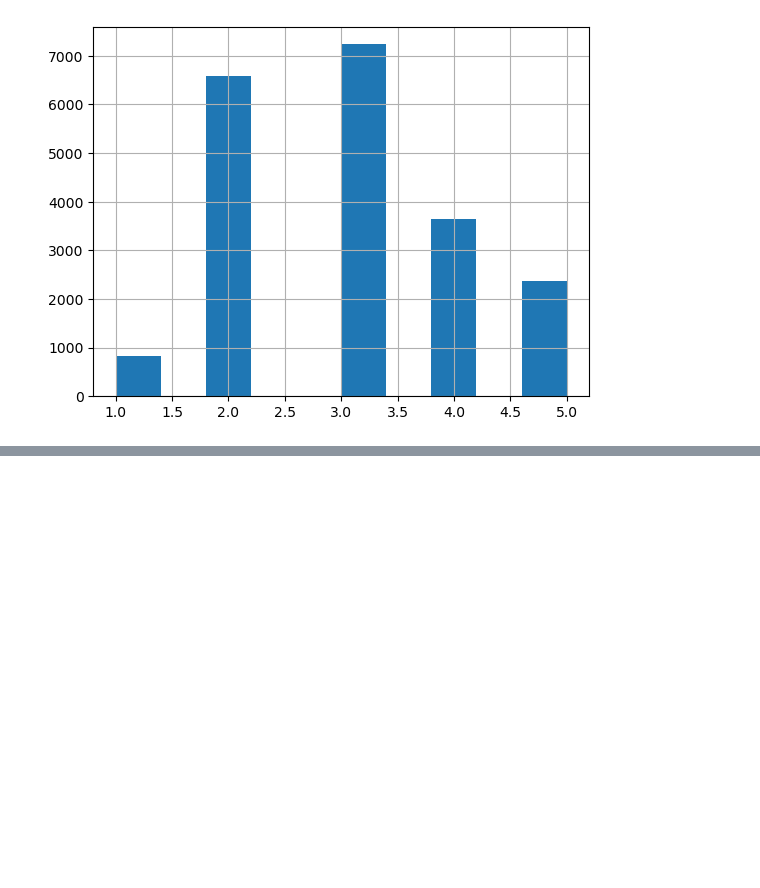
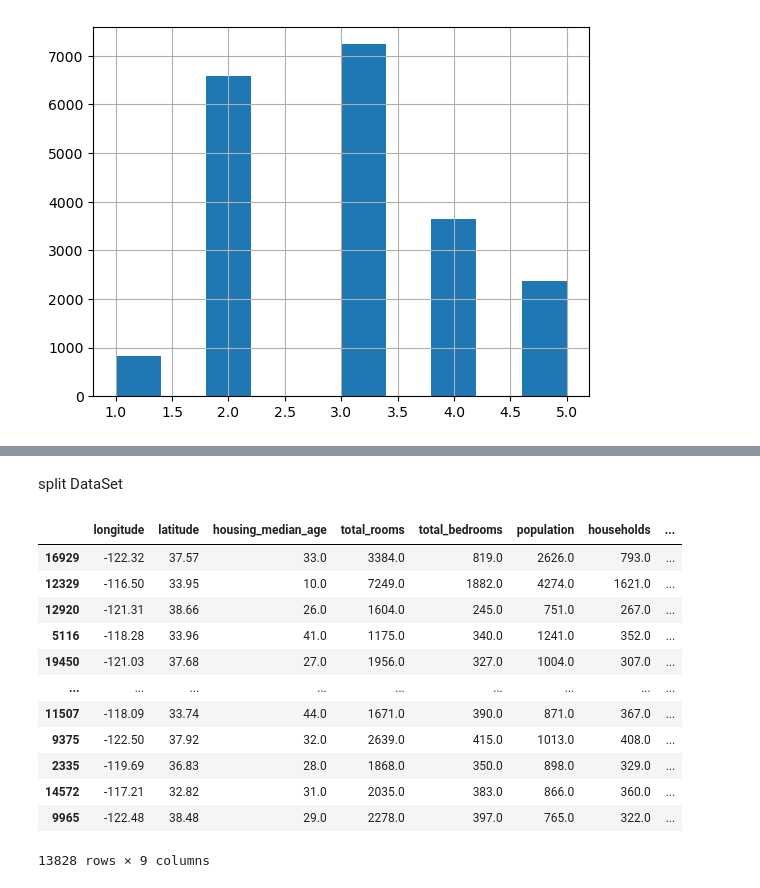
Before and after one commit to SyedHaameem/Housing-Project-I, a Jupyter notebook: housing.ipynb, the cells around one changed output, grey strips where cells are left out. Saved outputs shown, nothing was run; the diff lists cells and outputs as text; code cells hidden in the pictures; blank space fills up the shorter version.

```diff
--- a/housing.ipynb
+++ b/housing.ipynb
@@ -113,0 +126,21 @@ housing["total_bedrooms"].hist()
+# %% [markdown]
+split DataSet
+# %%
+from sklearn.model_selection import train_test_split
+
+X_train, X_test, y_train, y_test = train_test_split(X, y,test_size=0.33)
+X_train
+# %% [output]
+|  | longitude | latitude | housing_median_age | total_rooms | total_bedrooms | population | households | ... |
+| 16929 | -122.32 | 37.57 | 33.0 | 3384.0 | 819.0 | 2626.0 | 793.0 | ... |
+| 12329 | -116.50 | 33.95 | 10.0 | 7249.0 | 1882.0 | 4274.0 | 1621.0 | ... |
+| 12920 | -121.31 | 38.66 | 26.0 | 1604.0 | 245.0 | 751.0 | 267.0 | ... |
+| 5116 | -118.28 | 33.96 | 41.0 | 1175.0 | 340.0 | 1241.0 | 352.0 | ... |
+| 19450 | -121.03 | 37.68 | 27.0 | 1956.0 | 327.0 | 1004.0 | 307.0 | ... |
+| ... | ... | ... | ... | ... | ... | ... | ... | ... |
+| 11507 | -118.09 | 33.74 | 44.0 | 1671.0 | 390.0 | 871.0 | 367.0 | ... |
+| 9375 | -122.50 | 37.92 | 32.0 | 2639.0 | 415.0 | 1013.0 | 408.0 | ... |
+| 2335 | -119.69 | 36.83 | 28.0 | 1868.0 | 350.0 | 898.0 | 329.0 | ... |
+| 14572 | -117.21 | 32.82 | 31.0 | 2035.0 | 383.0 | 866.0 | 360.0 | ... |
+| 9965 | -122.48 | 38.48 | 29.0 | 2278.0 | 397.0 | 765.0 | 322.0 | ... |
+13828 rows × 9 columns
```
Also changed, not shown: parts of 5 cells of this notebook.
